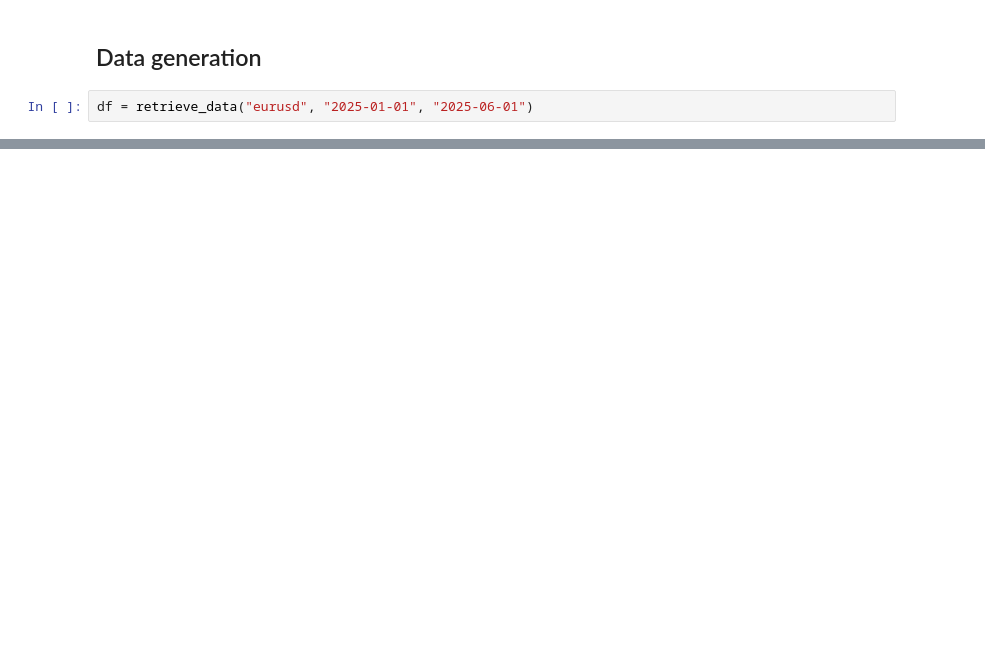
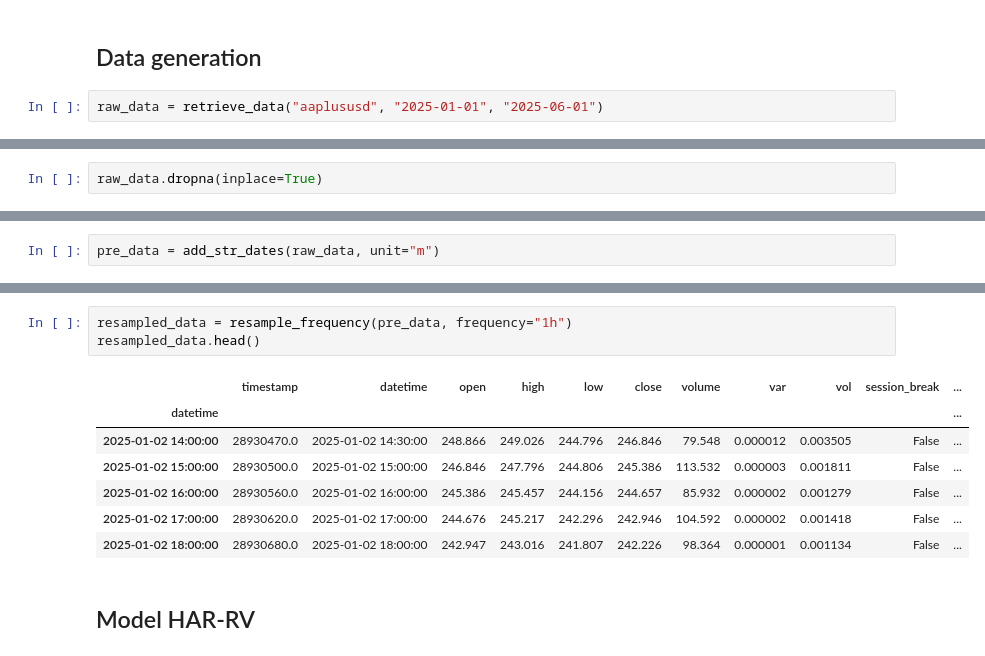
Before and after one commit to Akryuma/exercice_forecasting_timeseries, a Jupyter notebook: notebooks/main_nb.ipynb, the cells around one changed output, grey strips where cells are left out. Cells and saved outputs as stored; diff of their text form; blank space fills up the shorter version.

```diff
--- a/notebooks/main_nb.ipynb
+++ b/notebooks/main_nb.ipynb
@@ -9,4 +17,4 @@ from data import retrieve_data
 # %% [markdown]
 ## Data generation
 # %%
-df = retrieve_data("eurusd", "2025-01-01", "2025-06-01")
+raw_data = retrieve_data("aaplususd", "2025-01-01", "2025-06-01")
@@ -15,0 +21,2 @@ FileNotFoundError: [Errno 2] No such file or directory: 'data/raw/eurusd_m5_2025
+# %%
+raw_data.dropna(inplace=True)
@@ -15,0 +25,2 @@ FileNotFoundError: [Errno 2] No such file or directory: 'data/raw/eurusd_m5_2025
+# %%
+pre_data = add_str_dates(raw_data, unit="m")
@@ -15,0 +50,13 @@ FileNotFoundError: [Errno 2] No such file or directory: 'data/raw/eurusd_m5_2025
+# %%
+resampled_data = resample_frequency(pre_data, frequency="1h")
+resampled_data.head()
+# %% [output]
+|  | timestamp | datetime | open | high | low | close | volume | var | vol | session_break | ... |
+| datetime |  |  |  |  |  |  |  |  |  |  | ... |
+| 2025-01-02 14:00:00 | 28930470.0 | 2025-01-02 14:30:00 | 248.866 | 249.026 | 244.796 | 246.846 | 79.548 | 0.000012 | 0.003505 | False | ... |
+| 2025-01-02 15:00:00 | 28930500.0 | 2025-01-02 15:00:00 | 246.846 | 247.796 | 244.806 | 245.386 | 113.532 | 0.000003 | 0.001811 | False | ... |
+| 2025-01-02 16:00:00 | 28930560.0 | 2025-01-02 16:00:00 | 245.386 | 245.457 | 244.156 | 244.657 | 85.932 | 0.000002 | 0.001279 | False | ... |
+| 2025-01-02 17:00:00 | 28930620.0 | 2025-01-02 17:00:00 | 244.676 | 245.217 | 242.296 | 242.946 | 104.592 | 0.000002 | 0.001418 | False | ... |
+| 2025-01-02 18:00:00 | 28930680.0 | 2025-01-02 18:00:00 | 242.947 | 243.016 | 241.807 | 242.226 | 98.364 | 0.000001 | 0.001134 | False | ... |
+# %% [markdown]
+## Model HAR-RV
```
Also changed, not shown: parts of 16 cells of this notebook, 8 other files.
